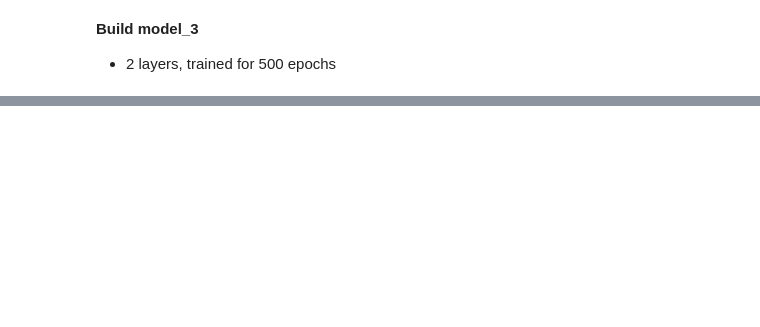
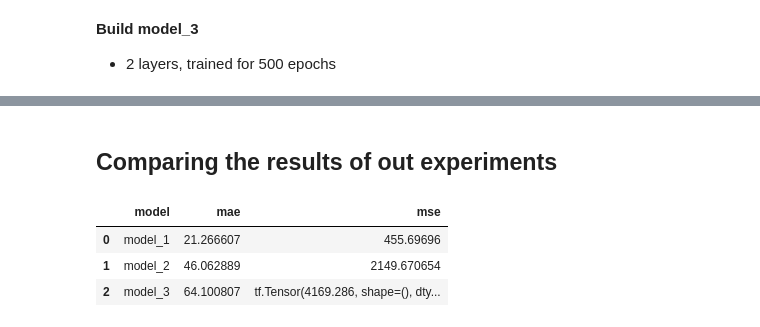
Before and after one commit to GabrielBatavia/Learn_TensorFlow, a Jupyter notebook: 01_neural_network_regression_with_tensorflow.ipynb, the cells around one changed output, grey strips where cells are left out. Cells and saved outputs as stored; diff of their text form; code cells hidden in the pictures; blank space fills up the shorter version.

Commit message:
make comperesion for all the experiment using pd.DataFrame

```diff
--- a/01_neural_network_regression_with_tensorflow.ipynb
+++ b/01_neural_network_regression_with_tensorflow.ipynb
@@ -813,0 +815,18 @@ mae_3, mse_3
+# %% [markdown]
+## Comparing the results of out experiments
+# %%
+# Lets compare our models result using a pandas DataFrame
+
+import pandas as pd
+
+model_results = [["model_1", mae_1.numpy(), mse_1.numpy()],
+                ["model_2", mae_2.numpy(), mse_2.numpy()],
+                ["model_3", mae_3.numpy(), mse_3]]
+
+all_results = pd.DataFrame(model_results, columns=["model", "mae", "mse"])
+all_results
+# %% [output]
+|  | model | mae | mse |
+| 0 | model_1 | 21.266607 | 455.69696 |
+| 1 | model_2 | 46.062889 | 2149.670654 |
+| 2 | model_3 | 64.100807 | tf.Tensor(4169.286, shape=(), dty... |
```
Also changed, not shown: parts of 26 cells of this notebook.
